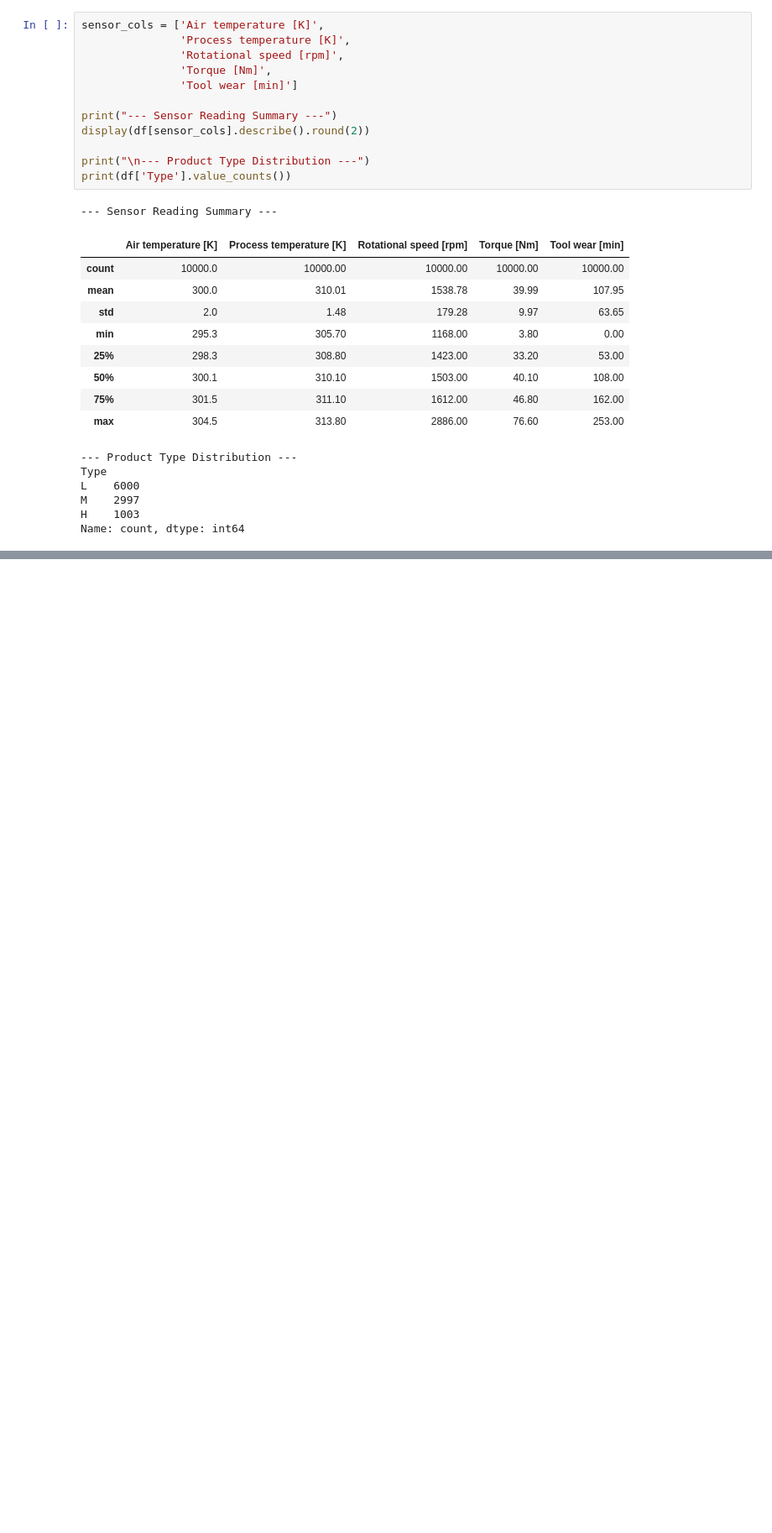
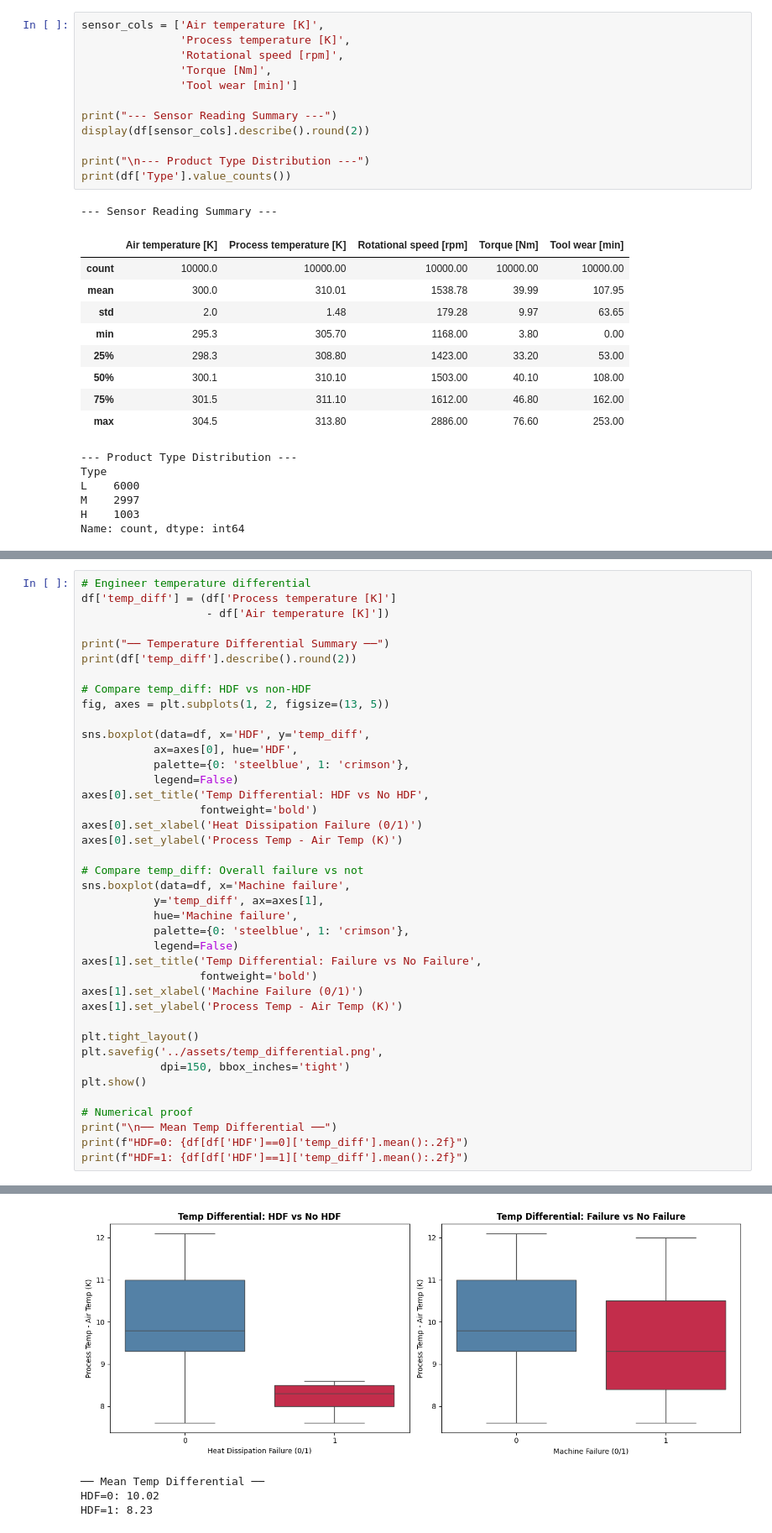
Before and after one commit to BitsbyBhargav/PulseOps, a Jupyter notebook: Notebooks/_data_inspection.ipynb, the cells around one changed output, grey strips where cells are left out. Shown at 84% size. Drawn from its saved outputs; the diff is of its cells as text; blank space fills up the shorter version.

```diff
--- a/Notebooks/_data_inspection.ipynb
+++ b/Notebooks/_data_inspection.ipynb
@@ -112,0 +206,41 @@ Name: count, dtype: int64
+# %%
+# Engineer temperature differential
+df['temp_diff'] = (df['Process temperature [K]']
+                   - df['Air temperature [K]'])
+
+print("── Temperature Differential Summary ──")
+print(df['temp_diff'].describe().round(2))
+
+# Compare temp_diff: HDF vs non-HDF
+fig, axes = plt.subplots(1, 2, figsize=(13, 5))
+
+sns.boxplot(data=df, x='HDF', y='temp_diff',
+           ax=axes[0], hue='HDF',
+           palette={0: 'steelblue', 1: 'crimson'},
+           legend=False)
+axes[0].set_title('Temp Differential: HDF vs No HDF',
+                  fontweight='bold')
+axes[0].set_xlabel('Heat Dissipation Failure (0/1)')
+axes[0].set_ylabel('Process Temp - Air Temp (K)')
+
+# Compare temp_diff: Overall failure vs not
+sns.boxplot(data=df, x='Machine failure',
+           y='temp_diff', ax=axes[1],
+           hue='Machine failure',
+           palette={0: 'steelblue', 1: 'crimson'},
+           legend=False)
+axes[1].set_title('Temp Differential: Failure vs No Failure',
+                  fontweight='bold')
+axes[1].set_xlabel('Machine Failure (0/1)')
+axes[1].set_ylabel('Process Temp - Air Temp (K)')
+
+plt.tight_layout()
+plt.savefig('../assets/temp_differential.png',
+            dpi=150, bbox_inches='tight')
+plt.show()
+
+# Numerical proof
+print("\n── Mean Temp Differential ──")
+print(f"HDF=0: {df[df['HDF']==0]['temp_diff'].mean():.2f}")
+print(f"HDF=1: {df[df['HDF']==1]['temp_diff'].mean():.2f}")
+# %% [output]
@@ -112,0 +257,4 @@ Name: count, dtype: int64
+[figure, added]
+── Mean Temp Differential ──
+HDF=0: 10.02
+HDF=1: 8.23
```
Also changed, not shown: parts of 3 cells of this notebook, 3 other files.
